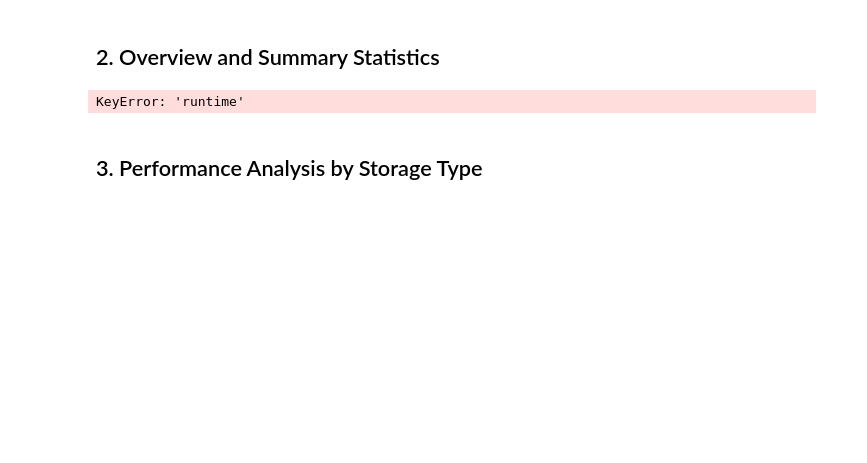
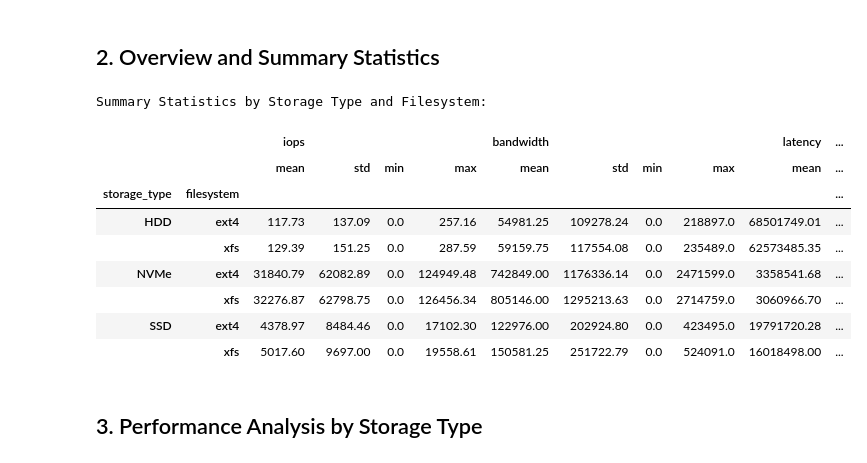
Before and after one commit to shahabafshar/LucidBench, a Jupyter notebook: analysis/benchmark_analysis.ipynb, the cells around one changed output. Drawn from its saved outputs; the diff is of its cells as text; code cells hidden in the pictures; blank space fills up the shorter version.

```diff
--- a/analysis/benchmark_analysis.ipynb
+++ b/analysis/benchmark_analysis.ipynb
@@ -90,32 +90,41 @@ Loaded data from run_20250427_084217
 # %%
 def extract_performance_metrics(row):
     """Extract key performance metrics from test data."""
     test_data = row['test_data']
     job = test_data['jobs'][0]
 
     metrics = {
         'iops': job['read']['iops'] if 'read' in job else job['write']['iops'],
         'bandwidth': job['read']['bw'] if 'read' in job else job['write']['bw'],
         'latency': job['read']['lat_ns']['mean'] if 'read' in job else job['write']['lat_ns']['mean'],
-        'runtime': job.get('runtime', None)
+        'runtime': int(job['job options']['runtime']) if 'job options' in job and 'runtime' in job['job options'] else 0
     }
 
     return pd.Series(metrics)
 
 # Extract performance metrics
 performance_df = df.apply(extract_performance_metrics, axis=1)
 df = pd.concat([df, performance_df], axis=1)
 
 # Display summary statistics
 print("\nSummary Statistics by Storage Type and Filesystem:")
 summary = df.groupby(['storage_type', 'filesystem']).agg({
     'iops': ['mean', 'std', 'min', 'max'],
     'bandwidth': ['mean', 'std', 'min', 'max'],
     'latency': ['mean', 'std', 'min', 'max']
 }).round(2)
 display(summary)
 # %% [output]
-KeyError: 'runtime'
+Summary Statistics by Storage Type and Filesystem:
+|  |  | iops |  |  |  | bandwidth |  |  |  | latency | ... |
+|  |  | mean | std | min | max | mean | std | min | max | mean | ... |
+| storage_type | filesystem |  |  |  |  |  |  |  |  |  | ... |
+| HDD | ext4 | 117.73 | 137.09 | 0.0 | 257.16 | 54981.25 | 109278.24 | 0.0 | 218897.0 | 68501749.01 | ... |
+|  | xfs | 129.39 | 151.25 | 0.0 | 287.59 | 59159.75 | 117554.08 | 0.0 | 235489.0 | 62573485.35 | ... |
+| NVMe | ext4 | 31840.79 | 62082.89 | 0.0 | 124949.48 | 742849.00 | 1176336.14 | 0.0 | 2471599.0 | 3358541.68 | ... |
+|  | xfs | 32276.87 | 62798.75 | 0.0 | 126456.34 | 805146.00 | 1295213.63 | 0.0 | 2714759.0 | 3060966.70 | ... |
+| SSD | ext4 | 4378.97 | 8484.46 | 0.0 | 17102.30 | 122976.00 | 202924.80 | 0.0 | 423495.0 | 19791720.28 | ... |
+|  | xfs | 5017.60 | 9697.00 | 0.0 | 19558.61 | 150581.25 | 251722.79 | 0.0 | 524091.0 | 16018498.00 | ... |
 # %% [markdown]
 ## 3. Performance Analysis by Storage Type <a name="storage-analysis"></a>
 # %%
```
Also changed, not shown: parts of 8 cells of this notebook, 4 other files.
